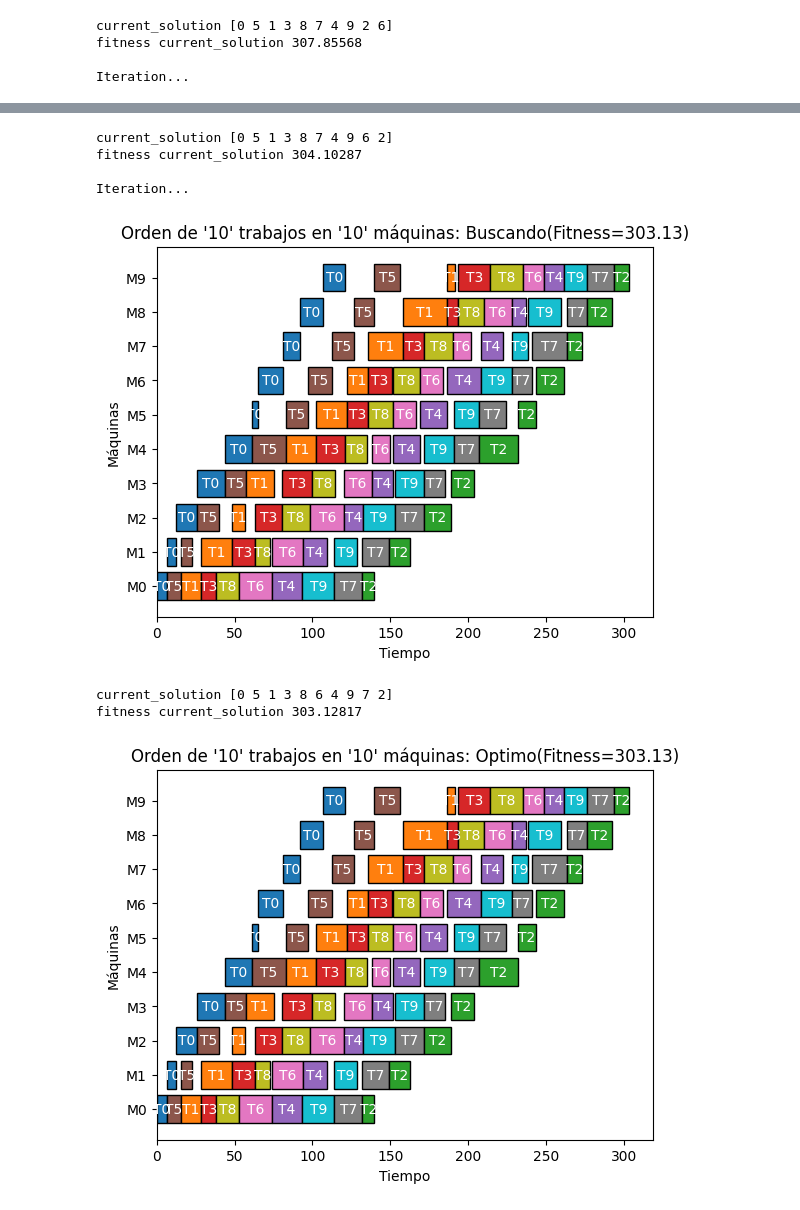
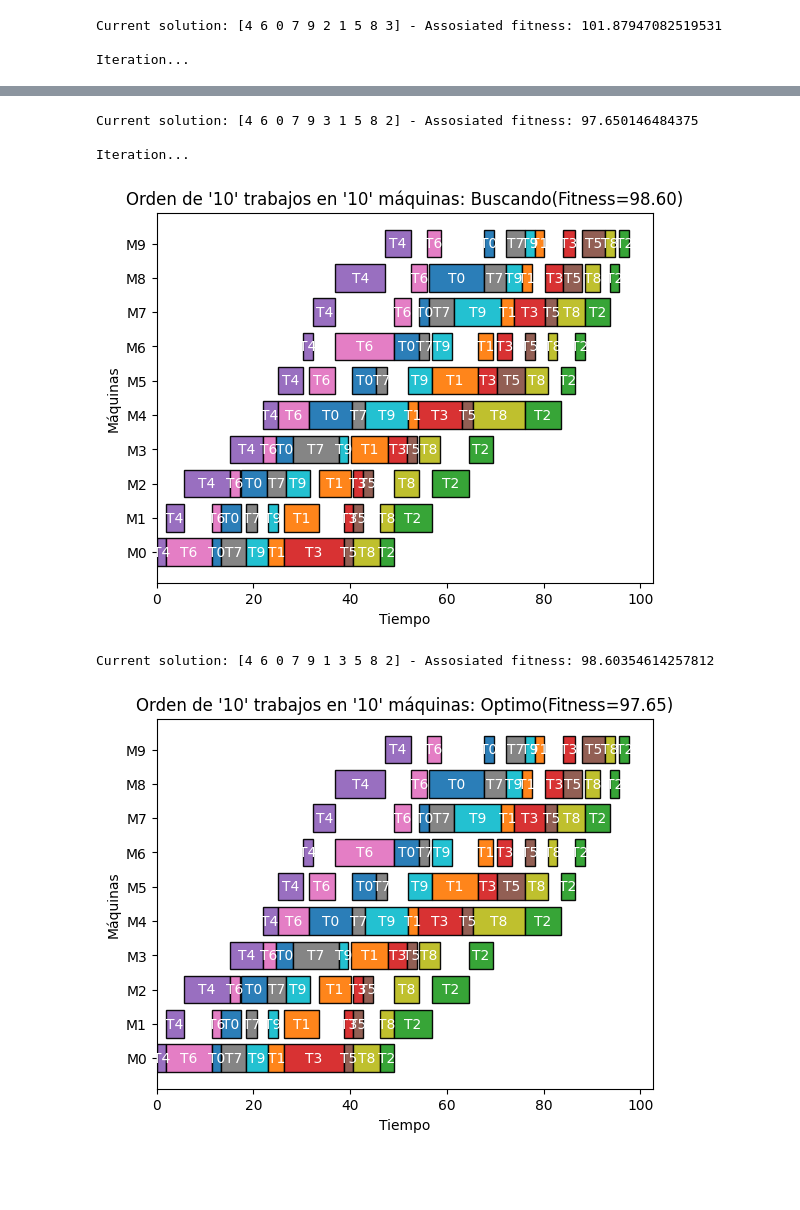
Before and after one commit to Codenid/UTEC_2025_IA_FUNDAMENTALS, a Jupyter notebook: TAREA/TAREA_2/Flow_Shop_Hill_Climbing_Result.ipynb, the cells around one changed output, grey strips where cells are left out. Saved outputs shown, nothing was run; the diff lists cells and outputs as text; code cells hidden in the pictures; blank space fills up the shorter version.

```diff
--- a/TAREA/TAREA_2/Flow_Shop_Hill_Climbing_Result.ipynb
+++ b/TAREA/TAREA_2/Flow_Shop_Hill_Climbing_Result.ipynb
@@ -11,7 +11,11 @@ import matplotlib.pyplot as plt
 num_jobs = 10
 num_machines = 10
 
-def generar_matriz_aleatoria(num_filas, num_columnas, tiempo_prom=15, tiempo_desviacion=5):
+def generar_matriz_aleatoria(
+    num_filas, num_columnas,
+    tiempo_prom=2, tiempo_desviacion=2,
+    minimo= 2.0, maximo=15.0
+):
     """
     Genera una matriz de tiempos de procesamiento aleatoria.
 
@@ -25,7 +29,8 @@ def generar_matriz_aleatoria(num_filas, num_columnas, tiempo_prom=15, tiempo_des
     - Matriz de tiempos de procesamiento aleatoria.
     """
     #matriz_tiempos = np.random.randint(tiempo_prom, tiempo_desviacion + 1, size=(num_filas, num_columnas))
-    matriz_tiempos = np.random.normal(tiempo_prom, tiempo_desviacion, size=(num_filas, num_columnas))
+    matriz_tiempos = np.random.gamma(tiempo_prom, tiempo_desviacion, size=(num_filas, num_columnas))
+    np.clip(matriz_tiempos, minimo, maximo, out=matriz_tiempos)
     return matriz_tiempos
 
 tiempos_procesamiento = generar_matriz_aleatoria(num_jobs, num_machines)
@@ -93,7 +116,7 @@ def plot_schedule(sol, fitness, tipo):
         for j in range(num_maquinas):
             inicio = matriz_tiempos[i][j] - tiempos_procesamiento[trabajo][j]
             duracion = tiempos_procesamiento[trabajo][j]
-            ax.barh(j, duracion, left=inicio, color=f"C{trabajo}", edgecolor="black")
+            ax.barh(j, duracion, left=inicio, color=f"C{trabajo}", edgecolor="black",alpha=0.95)
             ax.text(inicio + duracion / 2, j, f"T{trabajo}", va="center", ha="center", color="white")
 
     ax.set_xlabel("Tiempo")
@@ -108,27 +131,30 @@ def plot_schedule(sol, fitness, tipo):
 def hill_climbing(current_solution):
   print("")
   count = 0
+
+  best_fitness = None
+
   while True:
 
     print("Iteration...")
 
     # step: generar vecinos
     neighbors = get_neighbors(current_solution)
+
+    # obtener al vecino con el mejor fitness (min)
     best_neighbor = min(neighbors, key=fitness)
-    best_neighbor_fitness = fitness(current_solution)
+
+    # guardar el fitness del vecino con mejor fitness
+    best_neighbor_fitness = fitness(best_neighbor)
 
     if count % 2 == 0:
       plot_schedule(current_solution, best_neighbor_fitness, "Buscando")
 
     print(f"Current solution: {current_solution} - Assosiated fitness: {best_neighbor_fitness}")
 
-    print("fitness current_solution", best_neighbor_fitness)
-
-    best_fitness_neighbor = fitness(best_neighbor)
-
-    if best_fitness_neighbor < fitness(current_solution):
+    if best_neighbor_fitness < fitness(current_solution):
       current_solution = best_neighbor
-      best_fitness = best_fitness_neighbor
+      best_fitness = best_neighbor_fitness
     else:
       return current_solution, best_fitness
 
@@ -155,4 +179,3 @@ Iteration...
-current_solution [0 5 1 3 8 7 4 9 2 6]
-fitness current_solution 307.85568
+Current solution: [4 6 0 7 9 2 1 5 8 3] - Assosiated fitness: 101.87947082519531
 
 Iteration...
@@ -160,8 +183,6 @@ Iteration...
-current_solution [0 5 1 3 8 7 4 9 6 2]
-fitness current_solution 304.10287
+Current solution: [4 6 0 7 9 3 1 5 8 2] - Assosiated fitness: 97.650146484375
 
 Iteration...
-[figure, old version]
+[figure, new version]
-current_solution [0 5 1 3 8 6 4 9 7 2]
-fitness current_solution 303.12817
+Current solution: [4 6 0 7 9 1 3 5 8 2] - Assosiated fitness: 98.60354614257812
-[figure, old version]
+[figure, new version]
```
Also changed, not shown: parts of 2 cells of this notebook.
